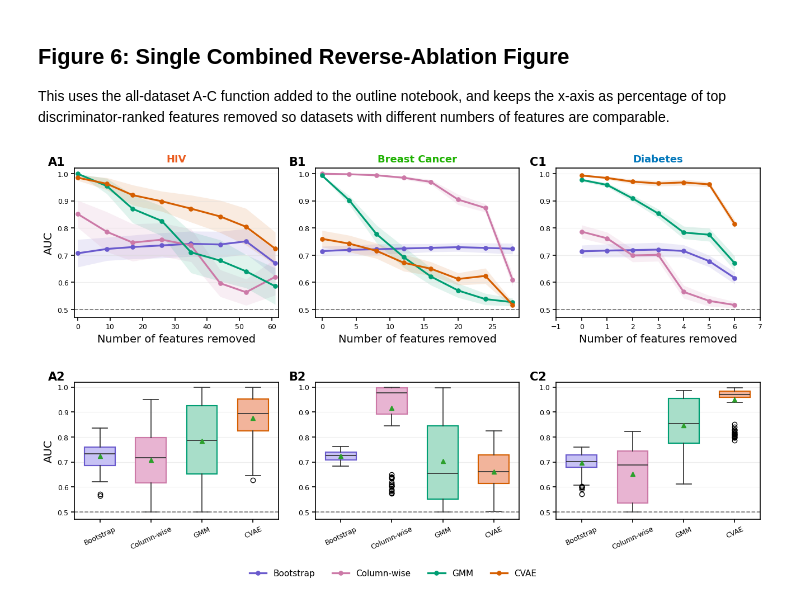
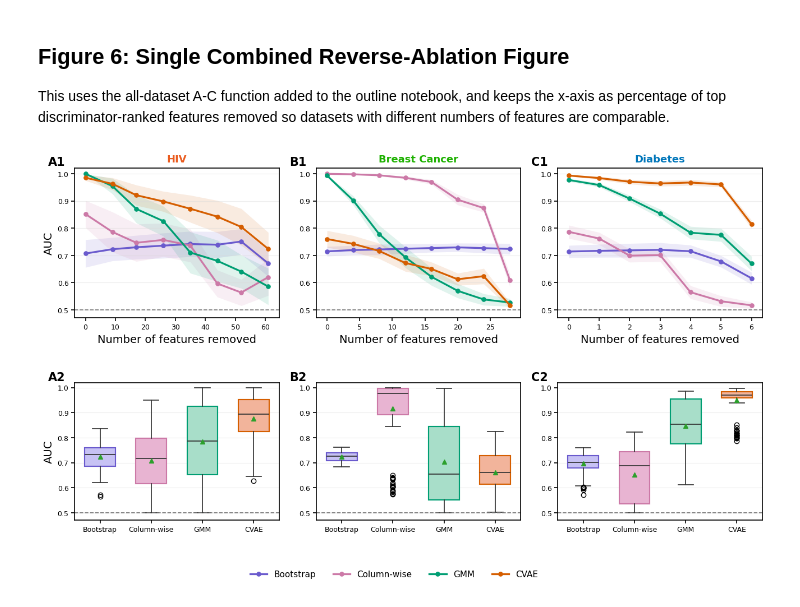
Before and after one commit to TonyTran03/distinguishable_data, a Jupyter notebook: data_synthesis/notebooks/make_main_figures_revision.ipynb, the cells around one changed output. Cells and saved outputs as stored; diff of their text form; code cells hidden in the pictures.

```diff
--- a/data_synthesis/notebooks/make_main_figures_revision.ipynb
+++ b/data_synthesis/notebooks/make_main_figures_revision.ipynb
@@ -1579,8 +1789,15 @@ def plot_figure6_ablation_all_datasets(ablation_df):
             va="top",
             ha="left"
         )
+
         max_removed = int(sub["n_features_removed"].max())
-        ax_curve.set_xlim(-1, max_removed + 1)
+        min_removed = int(sub["n_features_removed"].min())
+
+        x_range = max_removed - min_removed
+        x_pad = max(0.35, 0.06 * x_range)
+
+        ax_curve.set_xlim(min_removed - x_pad, max_removed + x_pad)
+
         ax_curve.set_xlabel("Number of features removed")
         clean_axis(ax_curve, grid_axis="y")
 
@@ -1600,7 +1817,7 @@ def plot_figure6_ablation_all_datasets(ablation_df):
                 artist.set_color(NEUTRAL)
                 artist.set_linewidth(1.25)
         ax_box.axhline(0.5, color="#777777", linestyle="--", linewidth=1.25)
-        ax_box.tick_params(axis="x", rotation=25, labelsize=9.0, width=1.4, length=5)
+        ax_box.tick_params(axis="x", labelsize=9.0, width=1.4, length=5)
         ax_box.text(
             -0.13, 1.08, f"{col_letter}2",
             transform=ax_box.transAxes,
@@ -1620,31 +1837,31 @@ def plot_figure6_ablation_all_datasets(ablation_df):
         ax_box.tick_params(labelsize=9.0, width=1.2, length=4)
     curve_axes[0].set_ylabel("AUC")
     box_axes[0].set_ylabel("AUC")
     for ax in curve_axes[1:] + box_axes[1:]:
         ax.set_ylabel("")
         ax.tick_params(labelleft=True)
 
     y_values = []
     for _, row in ablation_df.iterrows():
         y_values.extend([row["auc_mean"] - row["auc_sd"], row["auc_mean"] + row["auc_sd"]])
         y_values.extend(row.get("auc_values", []))
     y_min = max(0.45, np.nanmin(y_values) - 0.03)
     y_max = min(1.02, np.nanmax(y_values) + 0.03)
     for ax in curve_axes + box_axes:
         if ax.get_visible():
             ax.set_ylim(y_min, y_max)
 
     handles = legend_handles[:len(METHOD_ORDER)]
     fig.legend(handles, [h.get_label() for h in handles], loc="lower center",
                bbox_to_anchor=(0.5, 0.01), ncol=len(handles), frameon=True,
                facecolor="white", edgecolor="black", framealpha=0, borderpad=0.55)
     # fig.suptitle("Reverse feature ablation", y=0.98, fontsize=15, weight="semibold")
 
     fig.subplots_adjust(left=0.075, right=0.99, top=0.88, bottom=0.15, wspace=0.18, hspace=0.45)
     return fig
 
 
 ablation_df = get_reverse_ablation(force=False)
 fig6_ac = plot_figure6_ablation_all_datasets(ablation_df)
 # %% [output]
-[figure, old version]
+[figure, new version]
```
Also changed, not shown: parts of 5 cells of this notebook, 2 other files.
